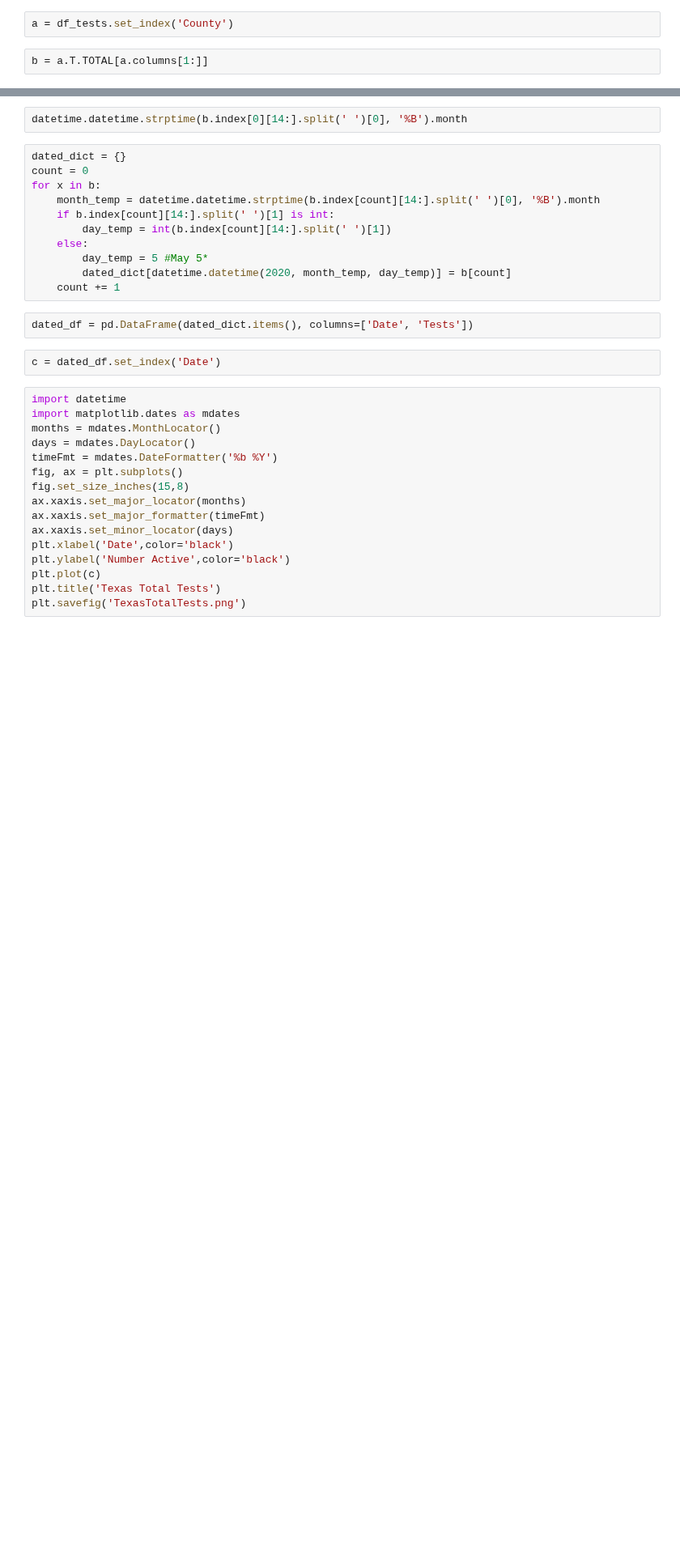
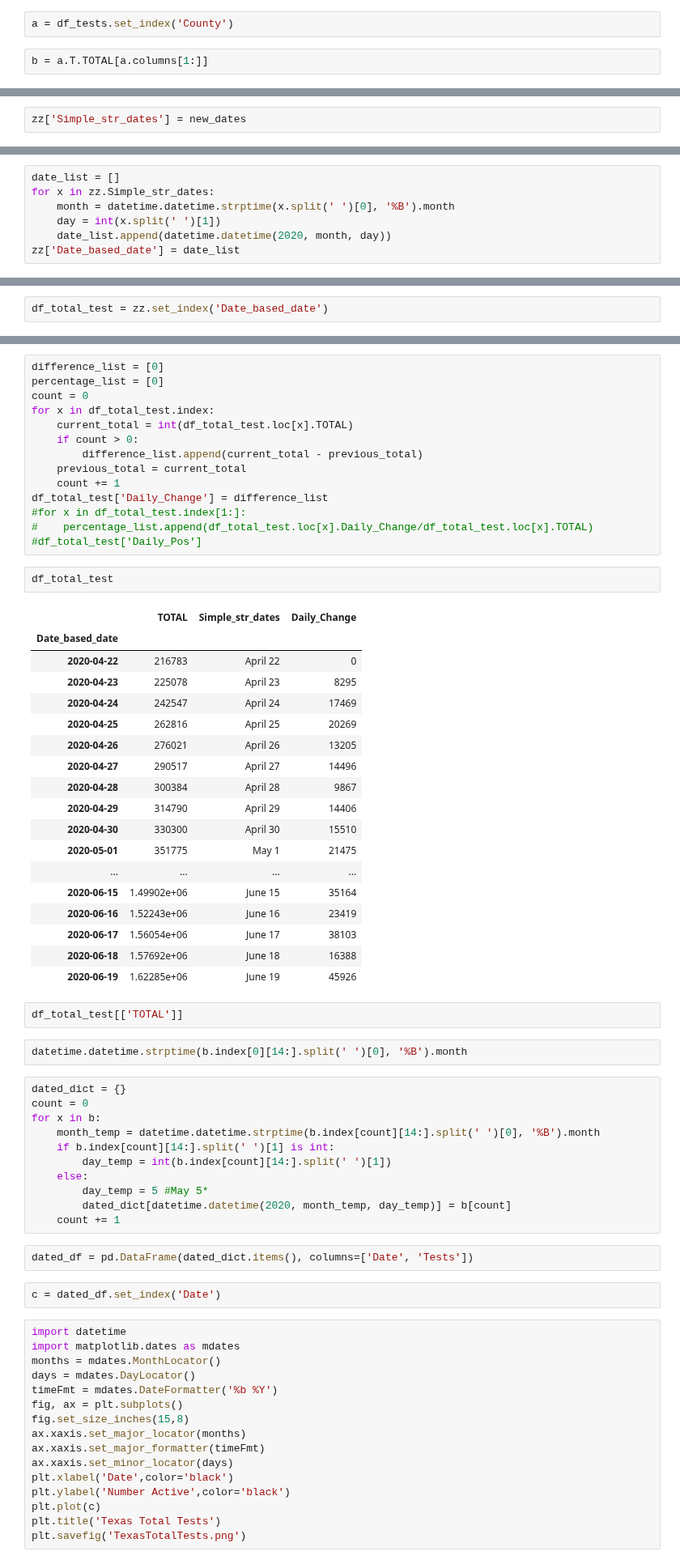
Before and after one commit to ldhagen/Texas_Covid_Data_Notebook, a Jupyter notebook: Texas_Total_Tests.ipynb, the cells around one changed output, grey strips where cells are left out. Shown at 81% size. Drawn from its saved outputs; the diff is of its cells as text; blank space fills up the shorter version.

Commit message:
updating all with tricks in Texas tests

```diff
--- a/Texas_Total_Tests.ipynb
+++ b/Texas_Total_Tests.ipynb
@@ -81,0 +154,2 @@ datetime.datetime.strptime('April', '%B').month
+# %%
+zz['Simple_str_dates'] = new_dates
@@ -81,0 +196,7 @@ datetime.datetime.strptime('April', '%B').month
+# %%
+date_list = []
+for x in zz.Simple_str_dates:
+    month = datetime.datetime.strptime(x.split(' ')[0], '%B').month
+    day = int(x.split(' ')[1])
+    date_list.append(datetime.datetime(2020, month, day))
+zz['Date_based_date'] = date_list
@@ -81,0 +223,2 @@ datetime.datetime.strptime('April', '%B').month
+# %%
+df_total_test = zz.set_index('Date_based_date')
@@ -82,3 +273,40 @@ datetime.datetime.strptime('April', '%B').month
+# %%
+difference_list = [0]
+percentage_list = [0]
+count = 0
+for x in df_total_test.index:
+    current_total = int(df_total_test.loc[x].TOTAL)
+    if count > 0:
+        difference_list.append(current_total - previous_total)
+    previous_total = current_total
+    count += 1
+df_total_test['Daily_Change'] = difference_list
+#for x in df_total_test.index[1:]:
+#    percentage_list.append(df_total_test.loc[x].Daily_Change/df_total_test.loc[x].TOTAL)
+#df_total_test['Daily_Pos']
+# %%
+df_total_test
+# %% [output]
+|  | TOTAL | Simple_str_dates | Daily_Change |
+| Date_based_date |  |  |  |
+| 2020-04-22 | 216783 | April 22 | 0 |
+| 2020-04-23 | 225078 | April 23 | 8295 |
+| 2020-04-24 | 242547 | April 24 | 17469 |
+| 2020-04-25 | 262816 | April 25 | 20269 |
+| 2020-04-26 | 276021 | April 26 | 13205 |
+| 2020-04-27 | 290517 | April 27 | 14496 |
+| 2020-04-28 | 300384 | April 28 | 9867 |
+| 2020-04-29 | 314790 | April 29 | 14406 |
+| 2020-04-30 | 330300 | April 30 | 15510 |
+| 2020-05-01 | 351775 | May 1 | 21475 |
+| ... | ... | ... | ... |
+| 2020-06-15 | 1.49902e+06 | June 15 | 35164 |
+| 2020-06-16 | 1.52243e+06 | June 16 | 23419 |
+| 2020-06-17 | 1.56054e+06 | June 17 | 38103 |
+| 2020-06-18 | 1.57692e+06 | June 18 | 16388 |
+| 2020-06-19 | 1.62285e+06 | June 19 | 45926 |
+# %%
+df_total_test[['TOTAL']]
 # %%
 datetime.datetime.strptime(b.index[0][14:].split(' ')[0], '%B').month
 # %%
```
Also changed, not shown: parts of 20 cells of this notebook, 18 other files.
